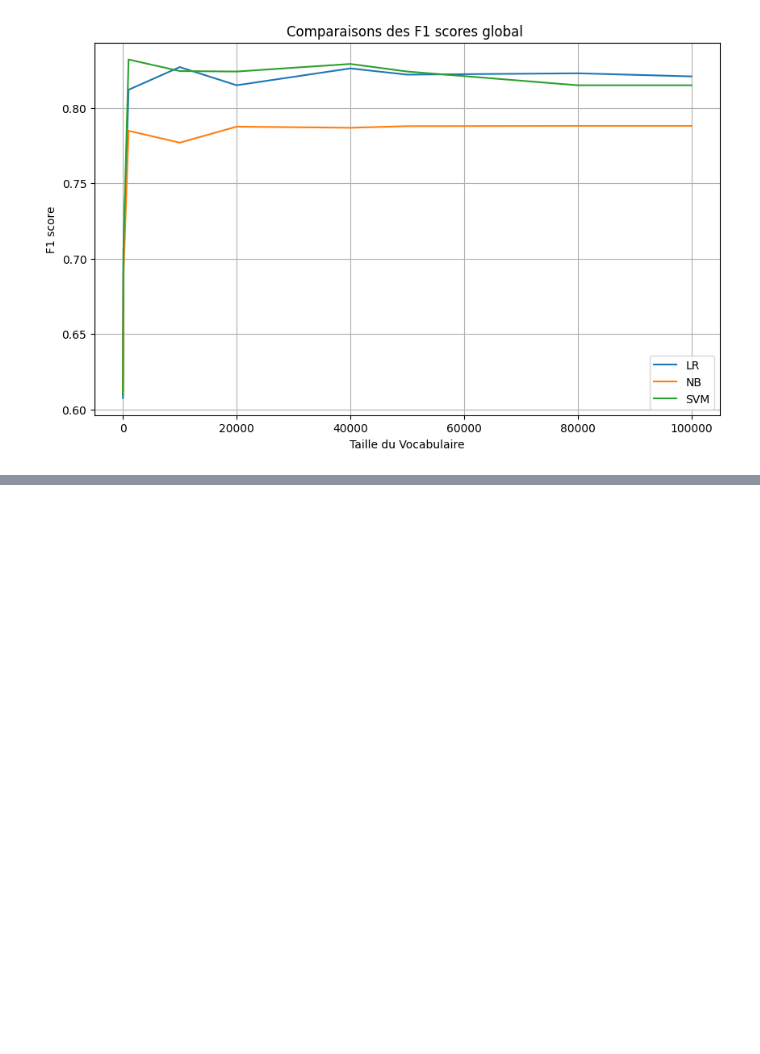
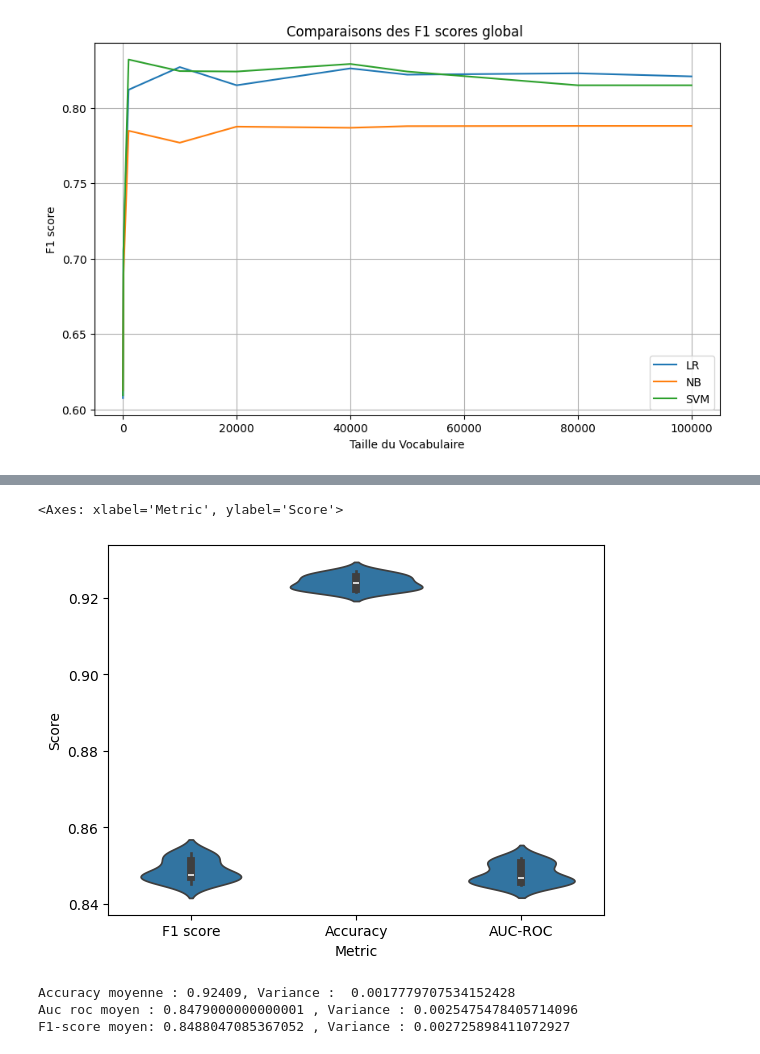
Before and after one commit to Racha1004/TAL-analyse-de-sentiments-et-reconnaissance-du-locuteur, a Jupyter notebook: Analyse_De_Sentiments_Movies/3_comparaison_des_performances.ipynb, the cells around one changed output, grey strips where cells are left out. Saved outputs shown, nothing was run; the diff lists cells and outputs as text; code cells hidden in the pictures; blank space fills up the shorter version.

```diff
--- a/Analyse_De_Sentiments_Movies/3_comparaison_des_performances.ipynb
+++ b/Analyse_De_Sentiments_Movies/3_comparaison_des_performances.ipynb
@@ -286,0 +377,34 @@ plt.show()
+# %%
+tf_idf_vectorizer =TfidfVectorizer(preprocessor=f, ngram_range=(1, 2), stop_words='english',tokenizer=word_tokenize, lowercase=True, max_features=20000)
+
+X = tf_idf_vectorizer.fit_transform(alltxts)
+y = alllabs
+
+t = 1e-8
+C=100.0
+
+seeds = [ i for i in range(1,50,5)]
+K = [ i for i in range(2,14,2)]
+
+
+scores_k = { i : [] for i in K}
+for k in K:
+    print(k)
+    f1_score_list = []
+    roc_auc_list = []
+    acc_list = []
+    for seed in seeds :
+        print(seed)
+        skf = StratifiedKFold(n_splits=k, random_state=seed, shuffle=True)
+
+        lr_clf = LogisticRegression(random_state=seed, solver='liblinear',max_iter=100, tol=t, C=C)
+
+        scores = cross_validate(lr_clf, X, y, cv=skf, scoring=['f1','accuracy','roc_auc'])
+        f1_score_list.append(np.mean(scores['test_f1']))
+        print(np.mean(scores['test_f1']))
+        roc_auc_list.append(np.mean(scores['test_roc_auc']))
+        print(np.mean(scores['test_roc_auc']))
+        acc_list.append(np.mean(scores['test_accuracy']))
+        print(np.mean(scores['test_accuracy']))
+
+    scores_k[k] = [f1_score_list,roc_auc_list,acc_list]
@@ -286,0 +477,18 @@ plt.show()
+# %%
+data = pd.DataFrame({
+    'Metric': ['F1 score'] * len(scores_k[2][0]) + ['Accuracy'] * len(scores_k[12][0]) + ['AUC-ROC'] * len(scores_k[12][0]),
+    'Score': scores_k[10][0] + scores_k[10][1] + scores_k[10][2]
+})
+
+sns.violinplot(data=data, x='Metric', y='Score')
+# %% [output]
+<Axes: xlabel='Metric', ylabel='Score'>
+[figure, added]
+# %%
+print(f'Accuracy moyenne : {np.mean(scores_k[10][1])}, Variance :  {np.std(scores_k[10][1])}')
+print(f'Auc roc moyen : {np.mean(scores_k[10][2])} , Variance : { np.std(scores_k[10][2])}')
+print(f'F1-score moyen: {np.mean(scores_k[10][0])} , Variance : {np.std(scores_k[10][0])}')
+# %% [output]
+Accuracy moyenne : 0.92409, Variance :  0.0017779707534152428
+Auc roc moyen : 0.8479000000000001 , Variance : 0.0025475478405714096
+F1-score moyen: 0.8488047085367052 , Variance : 0.002725898411072927
```
Also changed, not shown: parts of 12 cells of this notebook.
